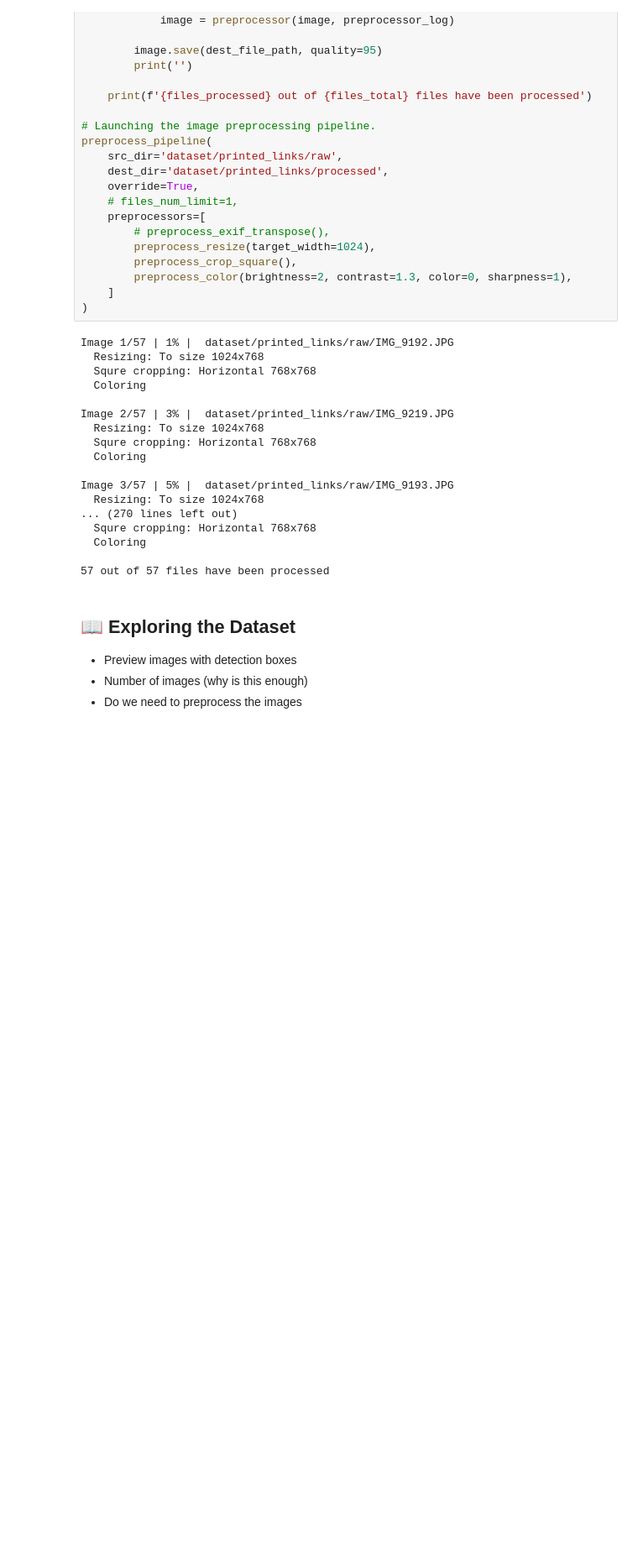
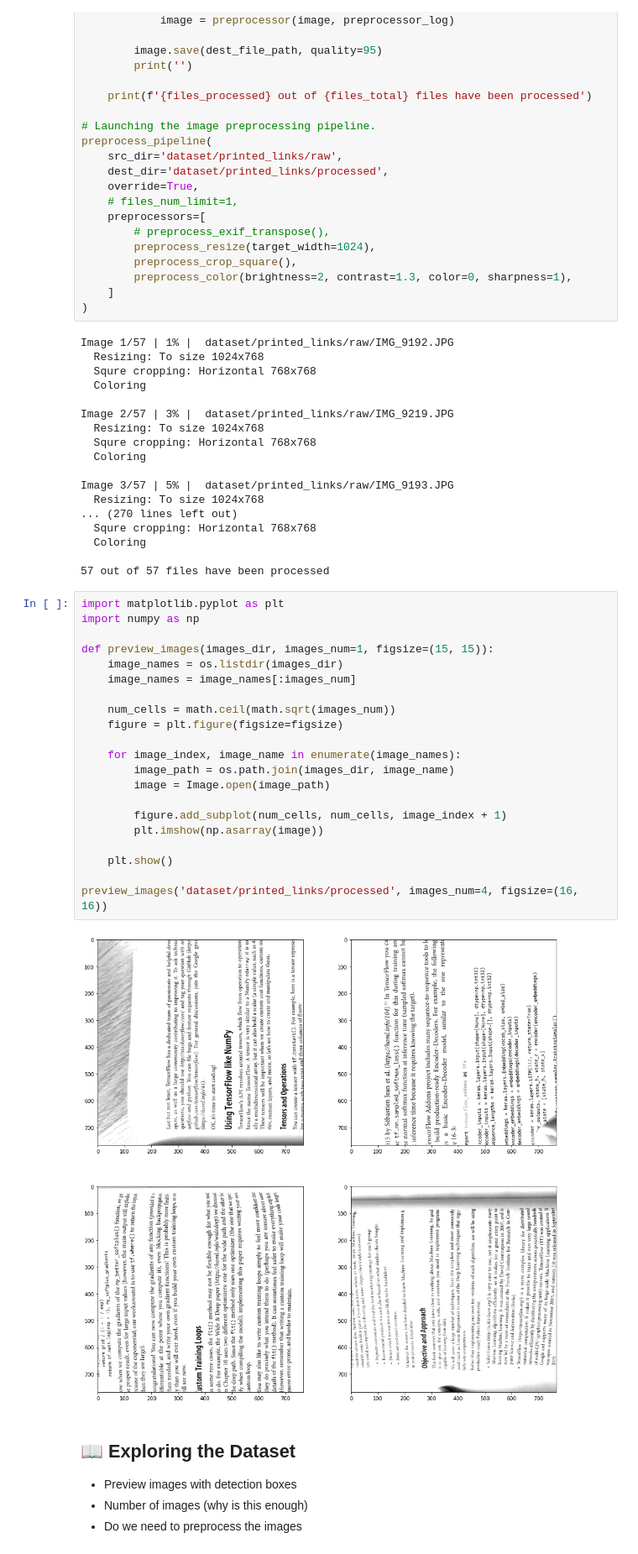
Before and after one commit to trekhleb/links-detector, a Jupyter notebook: articles/printed_links_detection/printed_links_detection.ipynb, the cells around one changed output. Shown at 84% size. Saved outputs shown, nothing was run; the diff lists cells and outputs as text; blank space fills up the shorter version.

```diff
--- a/articles/printed_links_detection/printed_links_detection.ipynb
+++ b/articles/printed_links_detection/printed_links_detection.ipynb
@@ -1390,6 +1415,29 @@ Image 3/57 | 5% |  dataset/printed_links/raw/IMG_9193.JPG
   Coloring
 
 57 out of 57 files have been processed
+# %%
+import matplotlib.pyplot as plt
+import numpy as np
+
+def preview_images(images_dir, images_num=1, figsize=(15, 15)):
+    image_names = os.listdir(images_dir)
+    image_names = image_names[:images_num]
+
+    num_cells = math.ceil(math.sqrt(images_num))
+    figure = plt.figure(figsize=figsize)
+
+    for image_index, image_name in enumerate(image_names):
+        image_path = os.path.join(images_dir, image_name)
+        image = Image.open(image_path)
+
+        figure.add_subplot(num_cells, num_cells, image_index + 1)
+        plt.imshow(np.asarray(image))
+
+    plt.show()
+
+preview_images('dataset/printed_links/processed', images_num=4, figsize=(16, 16))
+# %% [output]
+[figure, added]
 # %% [markdown]
 ## 📖 Exploring the Dataset
 
```
Also changed, not shown: parts of 1 cell of this notebook.
